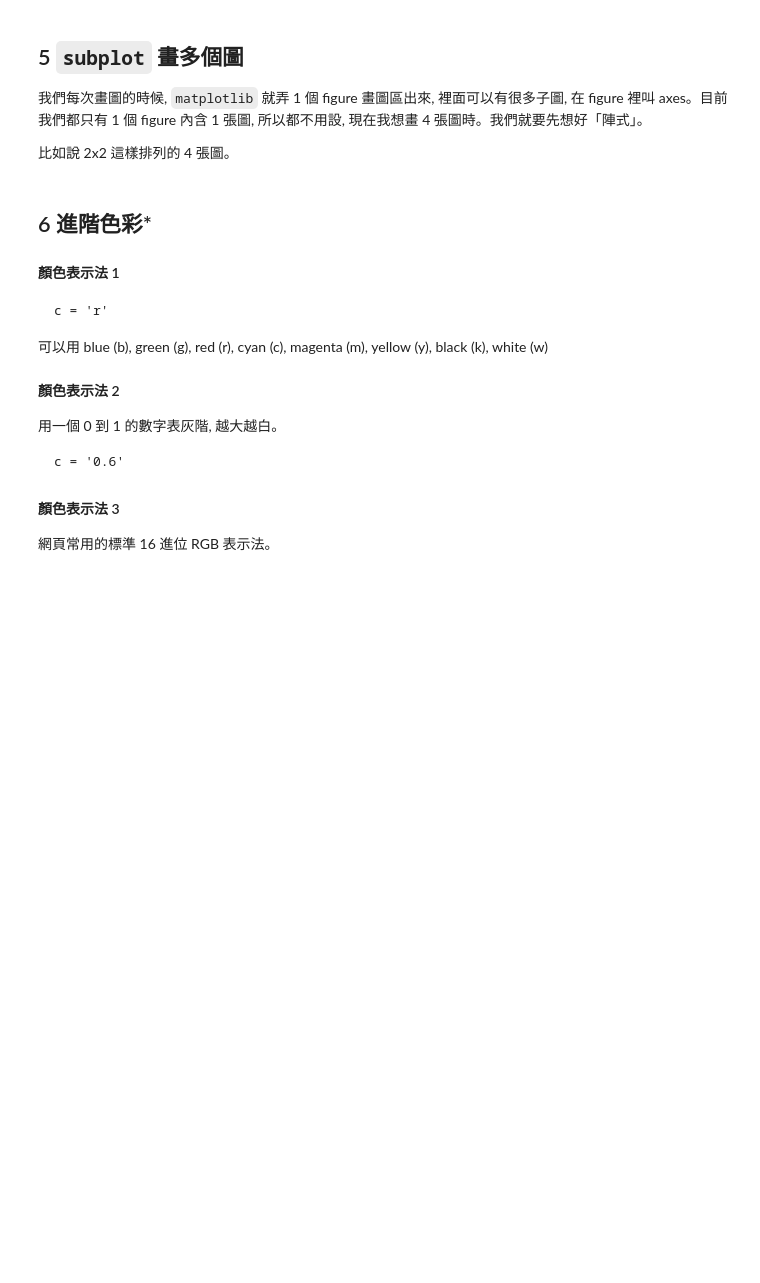
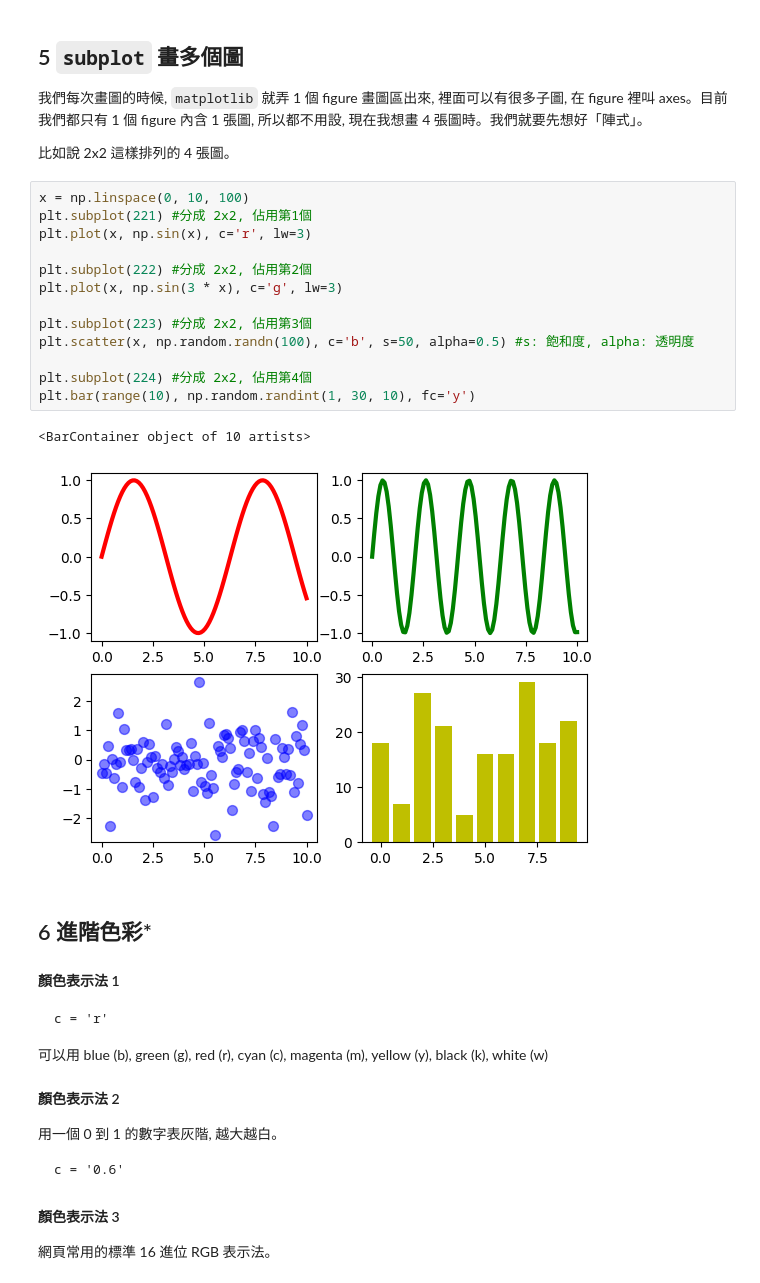
Before and after one commit to nelsonchchang/IMLP, a Jupyter notebook: Unit02/2.3.2_Matplotlib資料視覺化.ipynb, the cells around one changed output. Drawn from its saved outputs; the diff is of its cells as text; blank space fills up the shorter version.

```diff
--- a/Unit02/2.3.2_Matplotlib資料視覺化.ipynb
+++ b/Unit02/2.3.2_Matplotlib資料視覺化.ipynb
@@ -160,4 +160,20 @@ plt.plot(x, y, lw=3)
 我們每次畫圖的時候, `matplotlib` 就弄 1 個 figure 畫圖區出來, 裡面可以有很多子圖, 在 figure 裡叫 axes。目前我們都只有 1 個 figure 內含 1 張圖, 所以都不用設, 現在我想畫 4 張圖時。我們就要先想好「陣式」。
 
 比如說 2x2 這樣排列的 4 張圖。
+# %%
+x = np.linspace(0, 10, 100)
+plt.subplot(221) #分成 2x2, 佔用第1個
+plt.plot(x, np.sin(x), c='r', lw=3)
+
+plt.subplot(222) #分成 2x2, 佔用第2個
+plt.plot(x, np.sin(3 * x), c='g', lw=3)
+
+plt.subplot(223) #分成 2x2, 佔用第3個
+plt.scatter(x, np.random.randn(100), c='b', s=50, alpha=0.5) #s: 飽和度, alpha: 透明度
+
+plt.subplot(224) #分成 2x2, 佔用第4個
+plt.bar(range(10), np.random.randint(1, 30, 10), fc='y')
+# %% [output]
+<BarContainer object of 10 artists>
+[figure, added]
 # %% [markdown]
```
Also changed, not shown: parts of 4 cells of this notebook.
